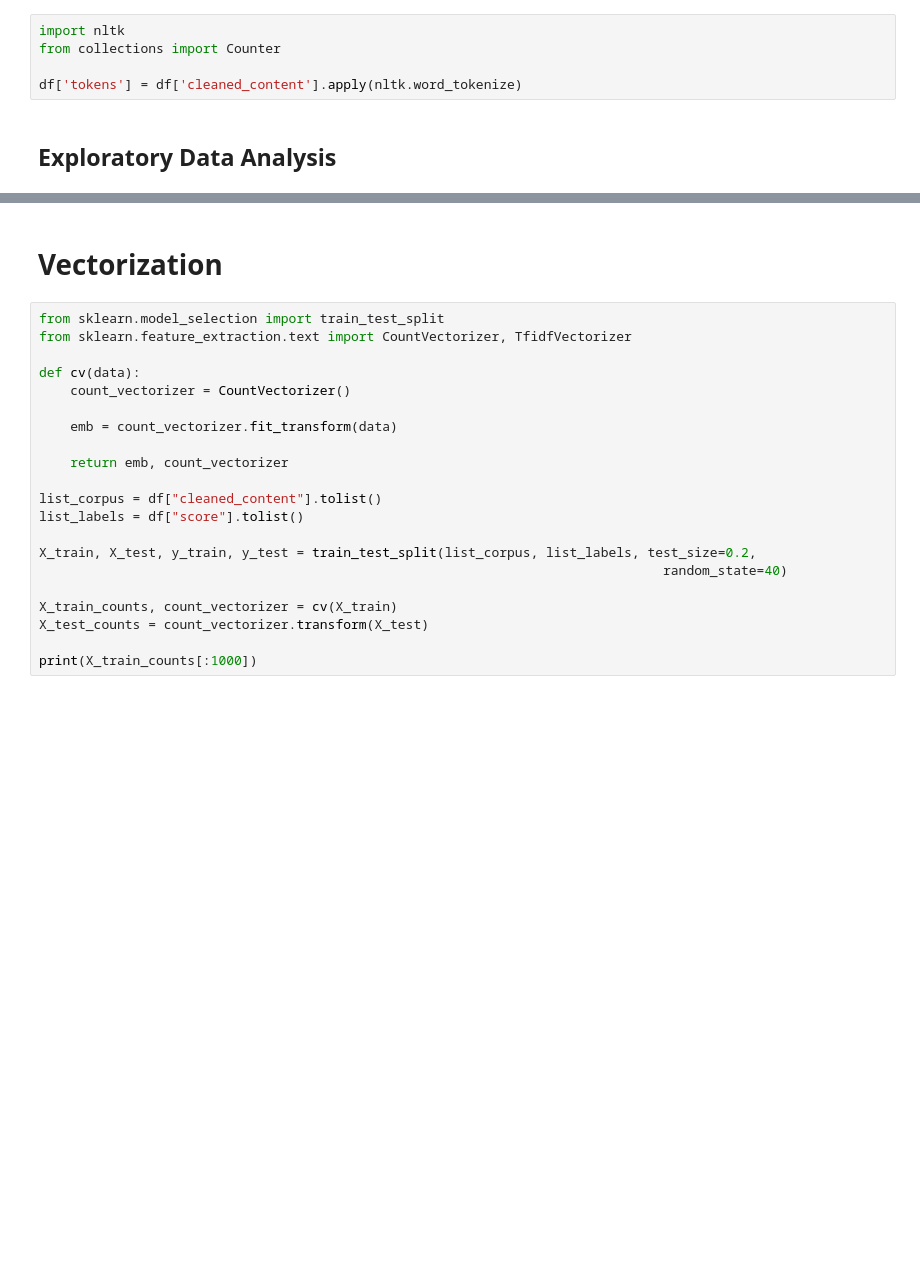
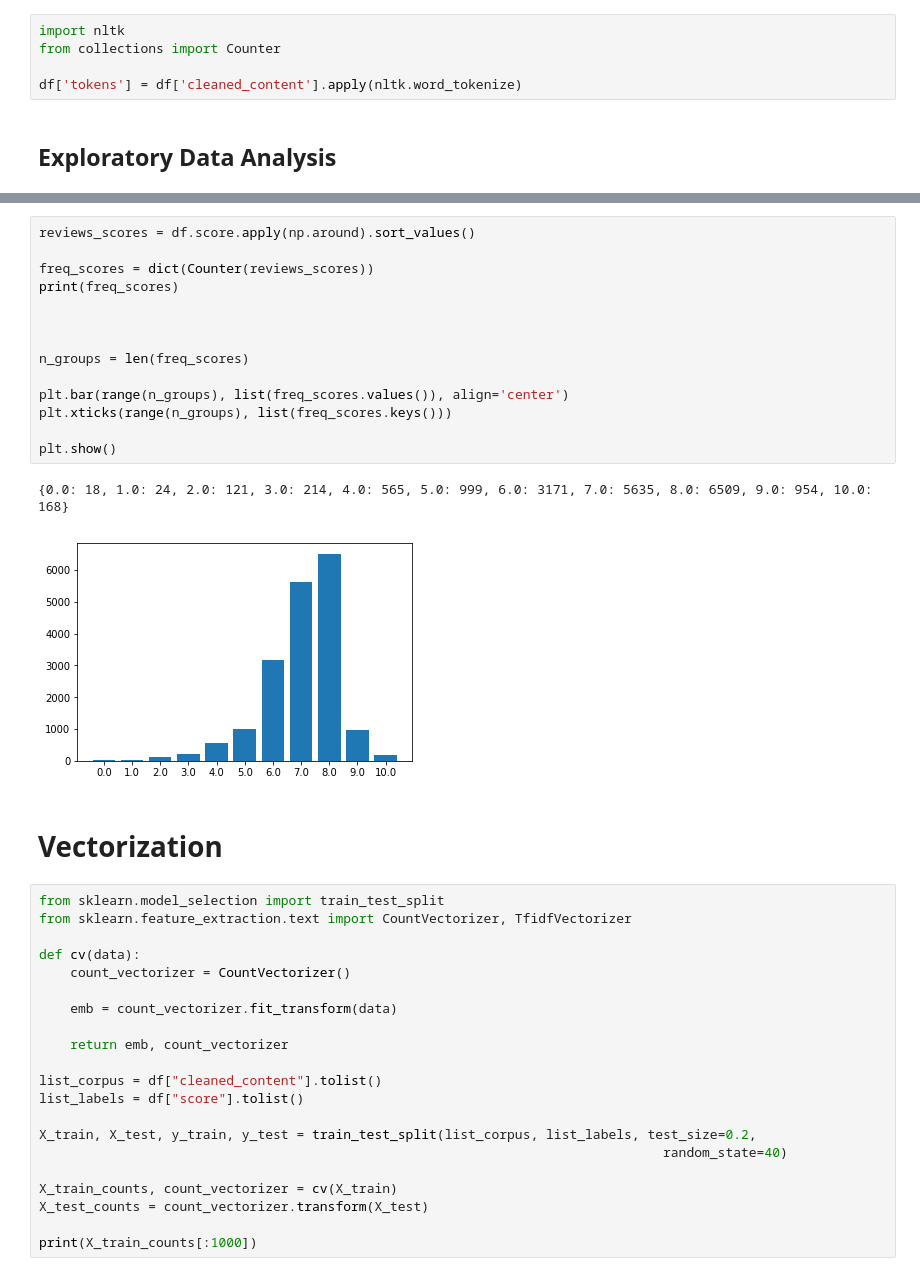
Before and after one commit to joaorobson/pitchfork_reviews_classification, a Jupyter notebook: pitchfork.ipynb, the cells around one changed output, grey strips where cells are left out. Cells and saved outputs as stored; diff of their text form; blank space fills up the shorter version.

Commit message:
Add scores frequency chart

```diff
--- a/pitchfork.ipynb
+++ b/pitchfork.ipynb
@@ -190,6 +188,23 @@ plt.tight_layout()
 plt.show()
 # %% [output]
 [figure]
+# %%
+reviews_scores = df.score.apply(np.around).sort_values()
+
+freq_scores = dict(Counter(reviews_scores))
+print(freq_scores)
+
+
+
+n_groups = len(freq_scores)
+
+plt.bar(range(n_groups), list(freq_scores.values()), align='center')
+plt.xticks(range(n_groups), list(freq_scores.keys()))
+
+plt.show()
+# %% [output]
+{0.0: 18, 1.0: 24, 2.0: 121, 3.0: 214, 4.0: 565, 5.0: 999, 6.0: 3171, 7.0: 5635, 8.0: 6509, 9.0: 954, 10.0: 168}
+[figure, added]
 # %% [markdown]
 # Vectorization
 # %%
```
Also changed, not shown: parts of 1 cell of this notebook.
